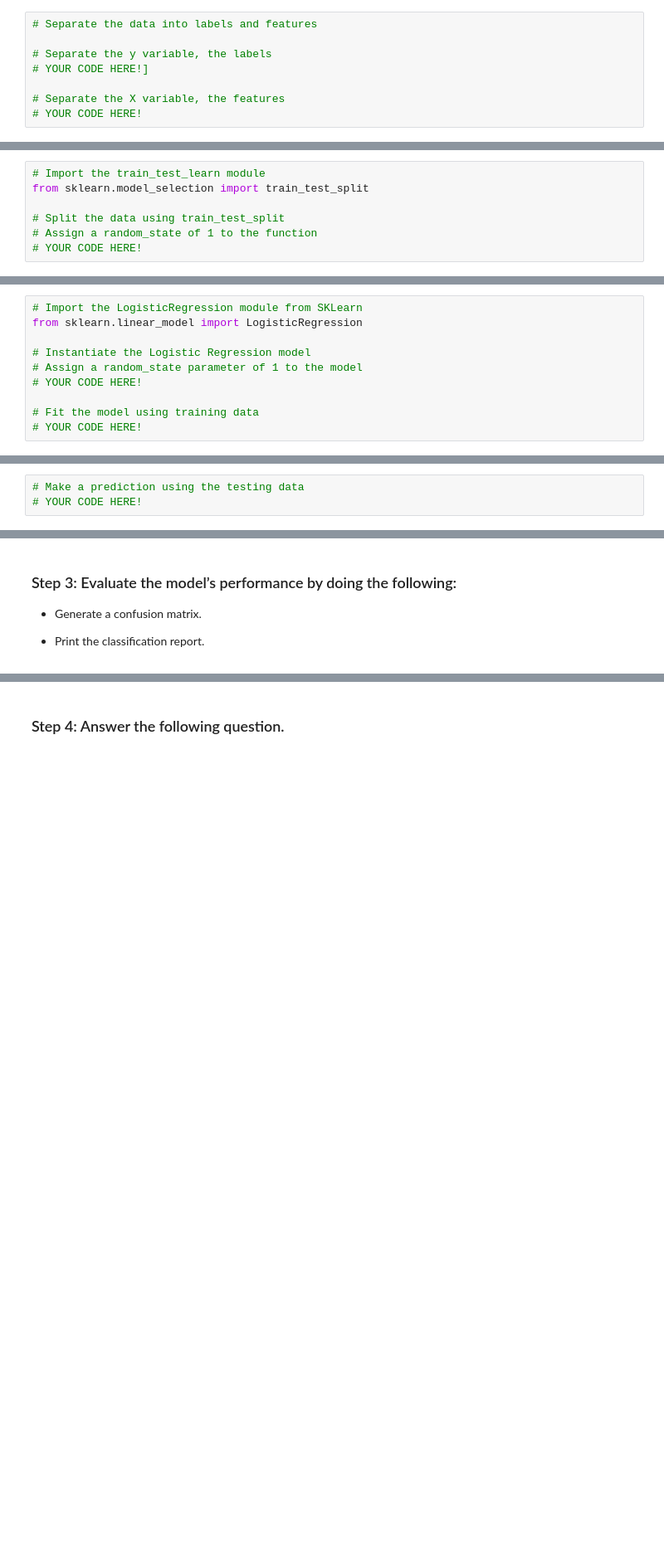
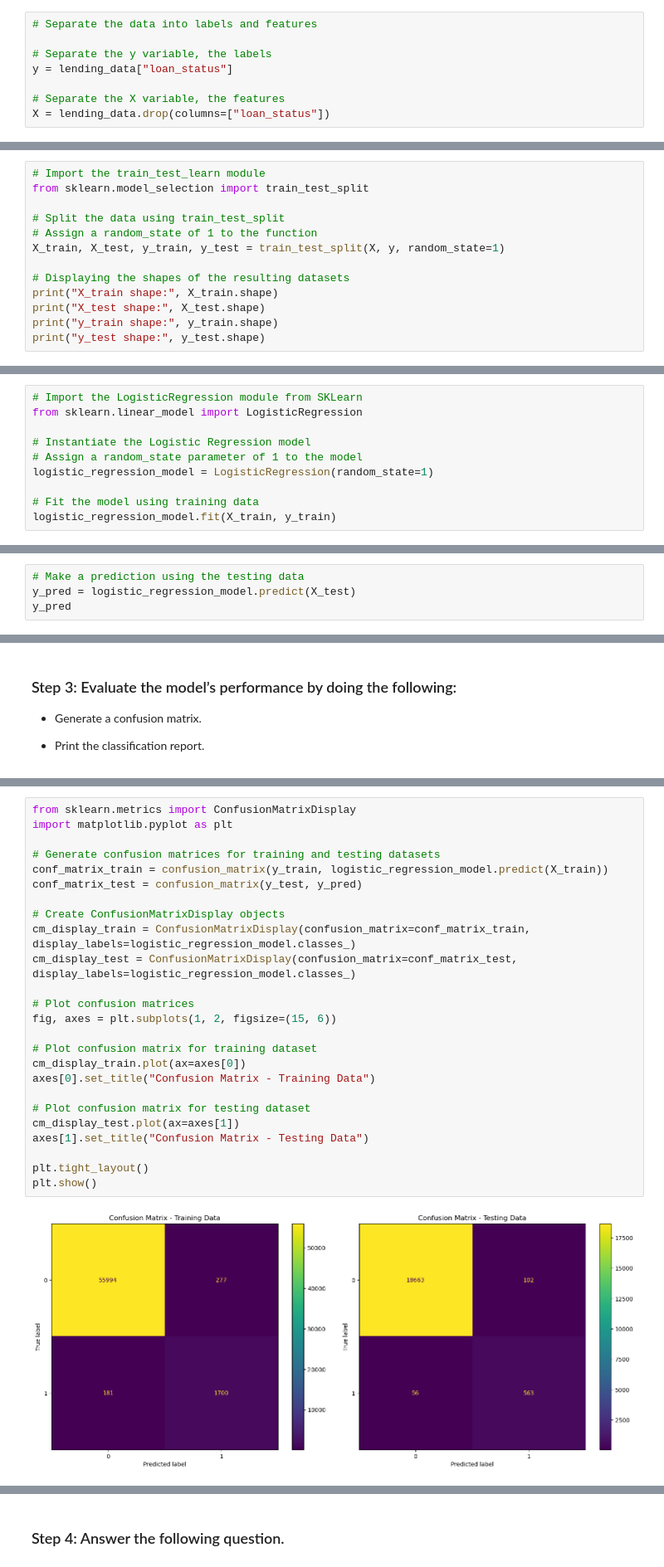
Before and after one commit to annaramer/credit-risk-classification, a Jupyter notebook: Credit_Risk/credit_risk_classification.ipynb, the cells around one changed output, grey strips where cells are left out. Shown at 83% size. Saved outputs shown, nothing was run; the diff lists cells and outputs as text; blank space fills up the shorter version.

```diff
--- a/Credit_Risk/credit_risk_classification.ipynb
+++ b/Credit_Risk/credit_risk_classification.ipynb
@@ -22,9 +29,9 @@ from sklearn.metrics import confusion_matrix, classification_report
 # Separate the data into labels and features
 
 # Separate the y variable, the labels
-# YOUR CODE HERE!]
+y = lending_data["loan_status"]
 
 # Separate the X variable, the features
-# YOUR CODE HERE!
+X = lending_data.drop(columns=["loan_status"])
 # %%
 # Review the y variable Series
@@ -40,4 +67,10 @@ from sklearn.model_selection import train_test_split
 
 # Split the data using train_test_split
 # Assign a random_state of 1 to the function
-# YOUR CODE HERE!
+X_train, X_test, y_train, y_test = train_test_split(X, y, random_state=1)
+
+# Displaying the shapes of the resulting datasets
+print("X_train shape:", X_train.shape)
+print("X_test shape:", X_test.shape)
+print("y_train shape:", y_train.shape)
+print("y_test shape:", y_test.shape)
@@ -53,7 +91,7 @@ from sklearn.linear_model import LogisticRegression
 
 # Instantiate the Logistic Regression model
 # Assign a random_state parameter of 1 to the model
-# YOUR CODE HERE!
+logistic_regression_model = LogisticRegression(random_state=1)
 
 # Fit the model using training data
-# YOUR CODE HERE!
+logistic_regression_model.fit(X_train, y_train)
@@ -61,4 +101,5 @@ from sklearn.linear_model import LogisticRegression
 ### Step 2: Save the predictions on the testing data labels by using the testing feature data (`X_test`) and the fitted model.
 # %%
 # Make a prediction using the testing data
-# YOUR CODE HERE!
+y_pred = logistic_regression_model.predict(X_test)
+y_pred
@@ -76,0 +121,27 @@ from sklearn.linear_model import LogisticRegression
+# %%
+from sklearn.metrics import ConfusionMatrixDisplay
+import matplotlib.pyplot as plt
+
+# Generate confusion matrices for training and testing datasets
+conf_matrix_train = confusion_matrix(y_train, logistic_regression_model.predict(X_train))
+conf_matrix_test = confusion_matrix(y_test, y_pred)
+
+# Create ConfusionMatrixDisplay objects
+cm_display_train = ConfusionMatrixDisplay(confusion_matrix=conf_matrix_train, display_labels=logistic_regression_model.classes_)
+cm_display_test = ConfusionMatrixDisplay(confusion_matrix=conf_matrix_test, display_labels=logistic_regression_model.classes_)
+
+# Plot confusion matrices
+fig, axes = plt.subplots(1, 2, figsize=(15, 6))
+
+# Plot confusion matrix for training dataset
+cm_display_train.plot(ax=axes[0])
+axes[0].set_title("Confusion Matrix - Training Data")
+
+# Plot confusion matrix for testing dataset
+cm_display_test.plot(ax=axes[1])
+axes[1].set_title("Confusion Matrix - Testing Data")
+
+plt.tight_layout()
+plt.show()
+# %% [output]
+[figure, added]
```
Also changed, not shown: parts of 12 cells of this notebook.
